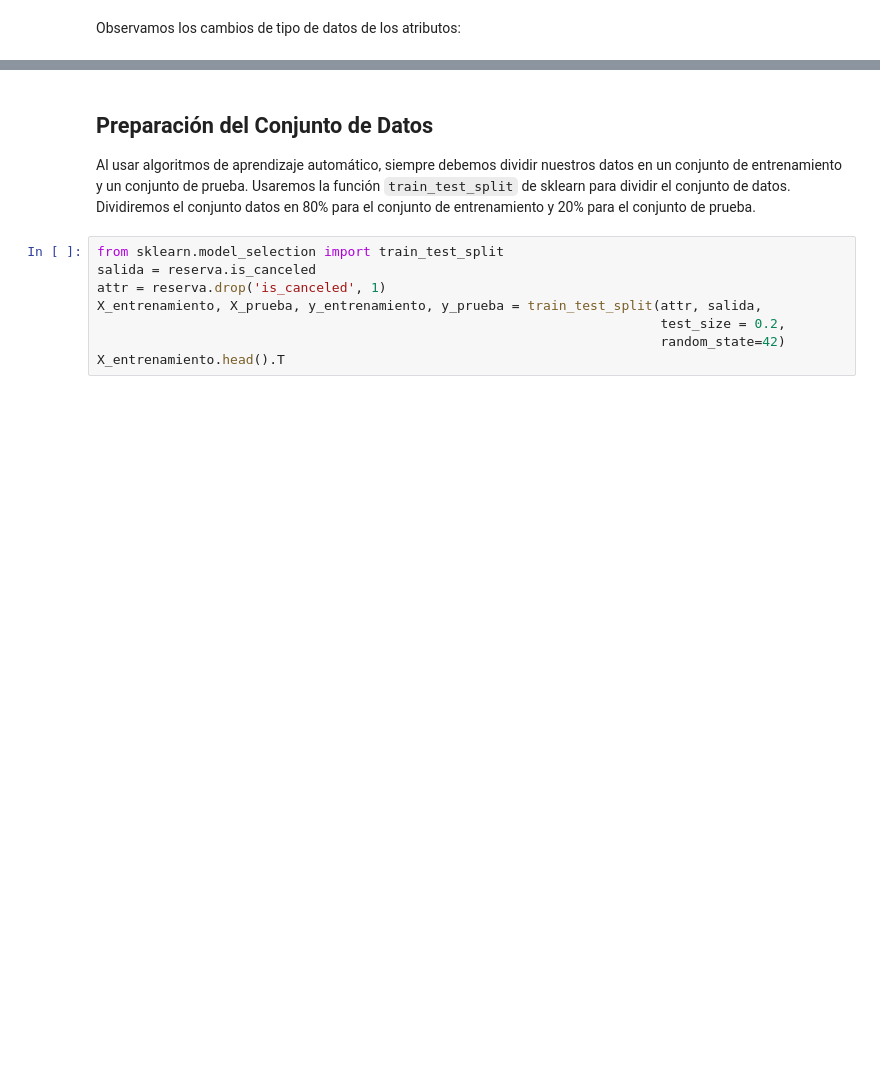
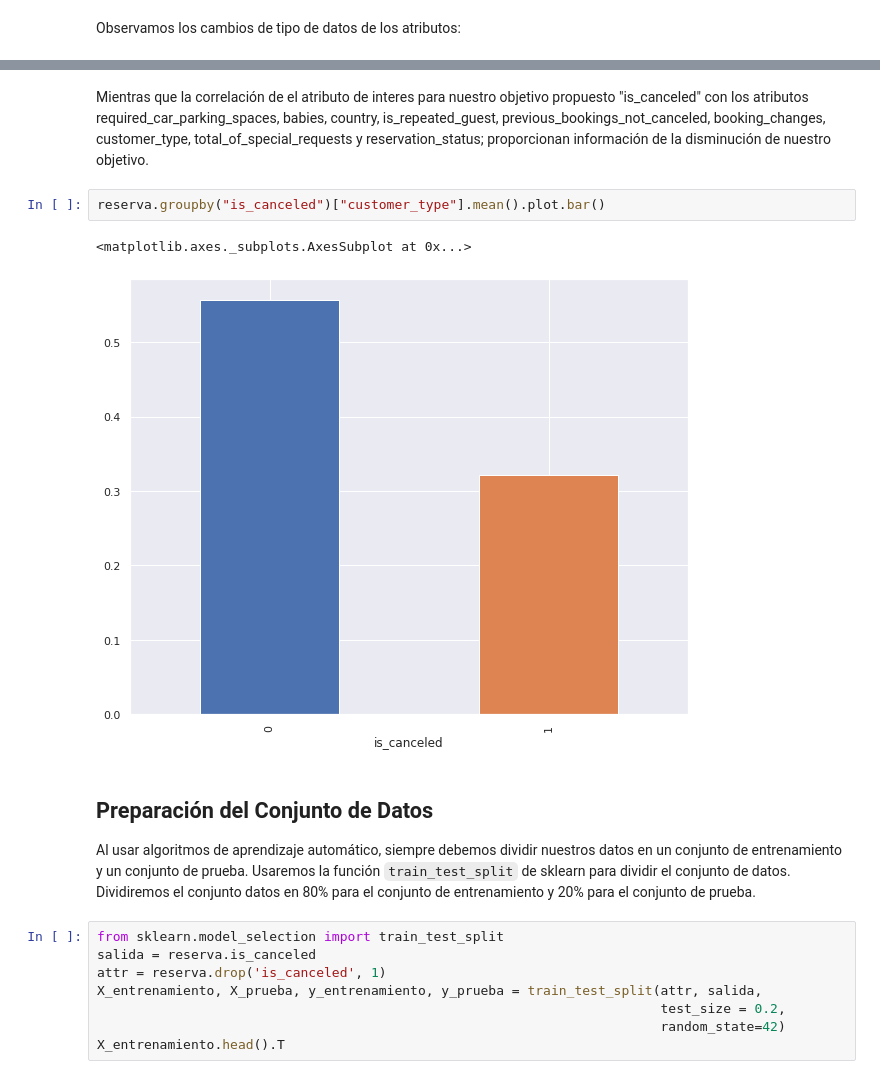
Before and after one commit to JennyRemolina/Modelo_Predictivo_Hotel, a Jupyter notebook: projectIA.ipynb, the cells around one changed output, grey strips where cells are left out. Saved outputs shown, nothing was run; the diff lists cells and outputs as text; blank space fills up the shorter version.

```diff
--- a/projectIA.ipynb
+++ b/projectIA.ipynb
@@ -364,3 +410,10 @@ memory usage: 30.1+ MB
+# %% [markdown]
+Mientras que la correlación de el atributo de interes para nuestro objetivo propuesto "is_canceled" con los atributos required_car_parking_spaces, babies, country, is_repeated_guest, previous_bookings_not_canceled, booking_changes, customer_type, total_of_special_requests y reservation_status; proporcionan información de la disminución de nuestro objetivo.
+# %%
+reserva.groupby("is_canceled")["customer_type"].mean().plot.bar()
+# %% [output]
+<matplotlib.axes._subplots.AxesSubplot at 0x...>
+[figure, added]
 # %% [markdown]
 ## Preparación del Conjunto de Datos
 
```
Also changed, not shown: parts of 19 cells of this notebook.
